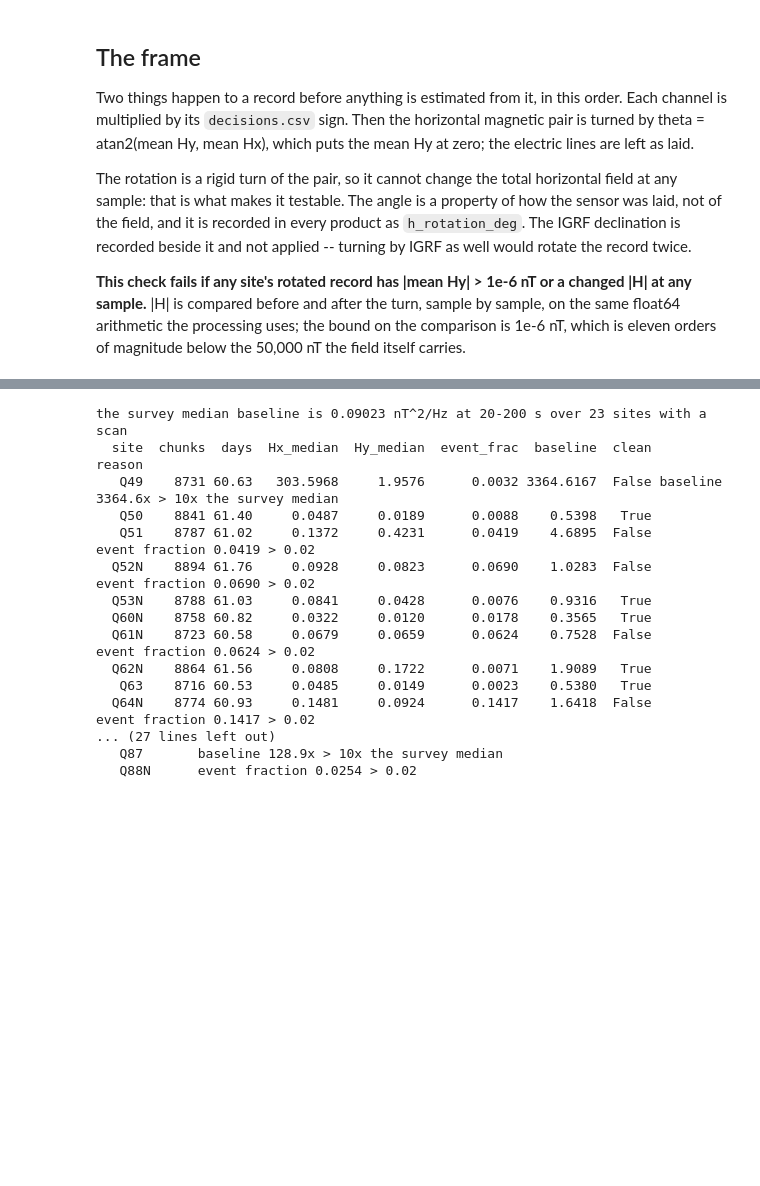
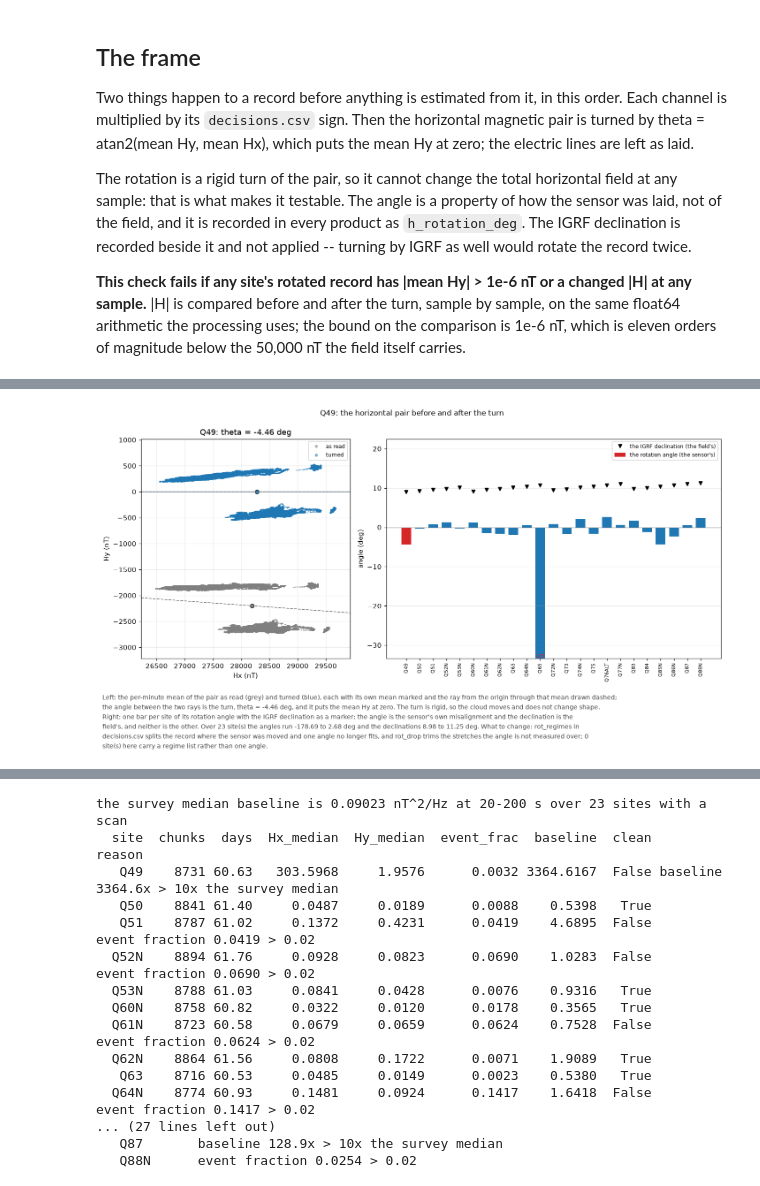
Before and after one commit to bvkay/AusLAMP-Processing-2026, a Jupyter notebook: workbooks/03_process.ipynb, the cells around one changed output, grey strips where cells are left out. Saved outputs shown, nothing was run; the diff lists cells and outputs as text; code cells hidden in the pictures; blank space fills up the shorter version.

```diff
--- a/workbooks/03_process.ipynb
+++ b/workbooks/03_process.ipynb
@@ -39,10 +47,11 @@ RUN = "first"                 # the run name; every site of one run lands in <si
 SITES = "all"                 # "all" | "largest" (the register's largest group) | a group name | ["Q49", "Q50"]
 MAX_SITES = 0                 # 0 = every chosen site; a cap keeps an example short and names what it kept
 WORK_ROOT = None              # None = survey.yaml work_root; every reference and product lands under it
-KINDS = ["single", "remote", "stack", "obs", "stack_obs"]    # the code keys of the five reference kinds
-RATES = [1]                   # [1] or [10]; a 10 Hz pass is one lane at 22-37 GB and 7-15 min a product
+SHOW = "first"                # the site every site figure is drawn for: "first" of the chosen set, or a name
+KINDS = ["remote", "stack", "obs", "stack_obs"]              # the code keys of the four reference kinds
+RATES = [1, 10]               # 1 is the whole record; 10 runs on the hour selection below, never the whole one
 PARAMS = "kaiser20_75"        # the Aurora parameter set: kaiser20_50 | dpss4_75 | kaiser20_w512
-LANES = 3                     # concurrent single-site subprocesses; 1 at 10 Hz, where a pass peaks at 37 GB
+LANES = 3                     # concurrent single-site subprocesses at 1 Hz, where a pass peaks at 2.5-4.8 GB
 REDO = False                  # True remakes a product whose EDI is already on disk
 # %%
 # ---- the rule thresholds: a change here changes which reference every product was built on ----
@@ -301,3 +372,16 @@ VERDICT: PASS -- all 23 sites rotate to a mean Hy of at most 5.88e-12 nT and cha
+# %%
+z = np.load(WORK / "cache_1hz" / ("%s.npz" % SHOW), allow_pickle=False)
+h0 = {c: np.asarray(z[c], float) for c in ("Hx", "Hy")}
+z.close()
+d = sv.decision(SHOW)
+h0, _a, _u = FR.apply_signs(h0, d)
+h1, ang_show = FR.rotate_to_mean_field({c: h0[c].copy() for c in h0},
+                                       regimes=FR.parse_regimes(d.get("rot_regimes")),
+                                       drop=FR.parse_regimes(d.get("rot_drop")), fs=1.0)
+show(FIGP.frame_hodogram(h0, h1, ang_show, SHOW, fr, site_dir(SHOW) / "03_frame.png", fs=1.0))
+del h0, h1
+# %% [output]
+[figure, added]
 # %% [markdown]
 ## The clean pool
 
```
Also changed, not shown: parts of 42 cells of this notebook, 11 other files.
